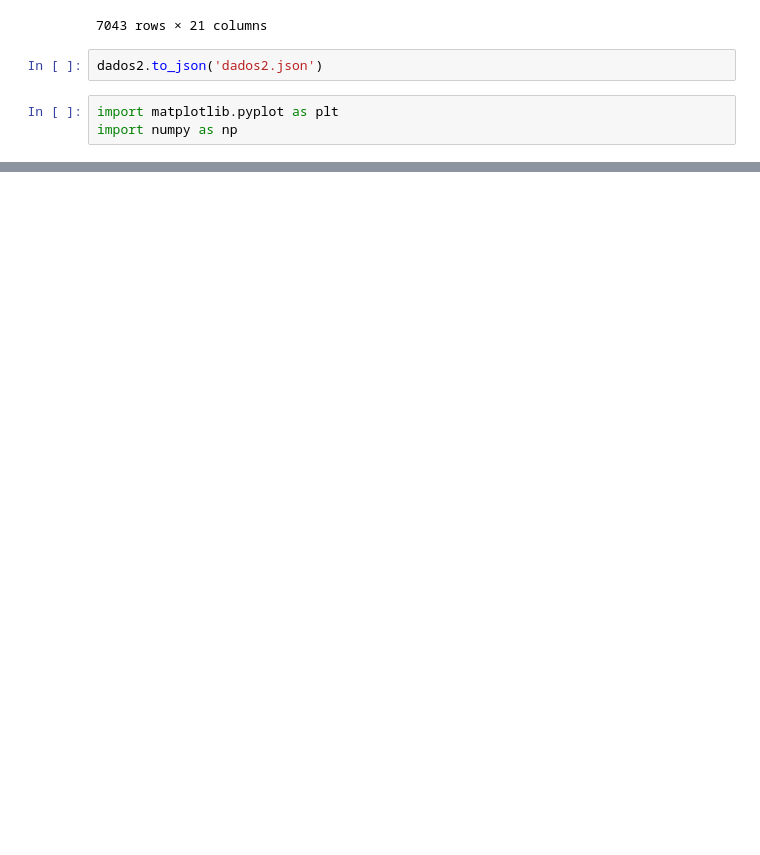
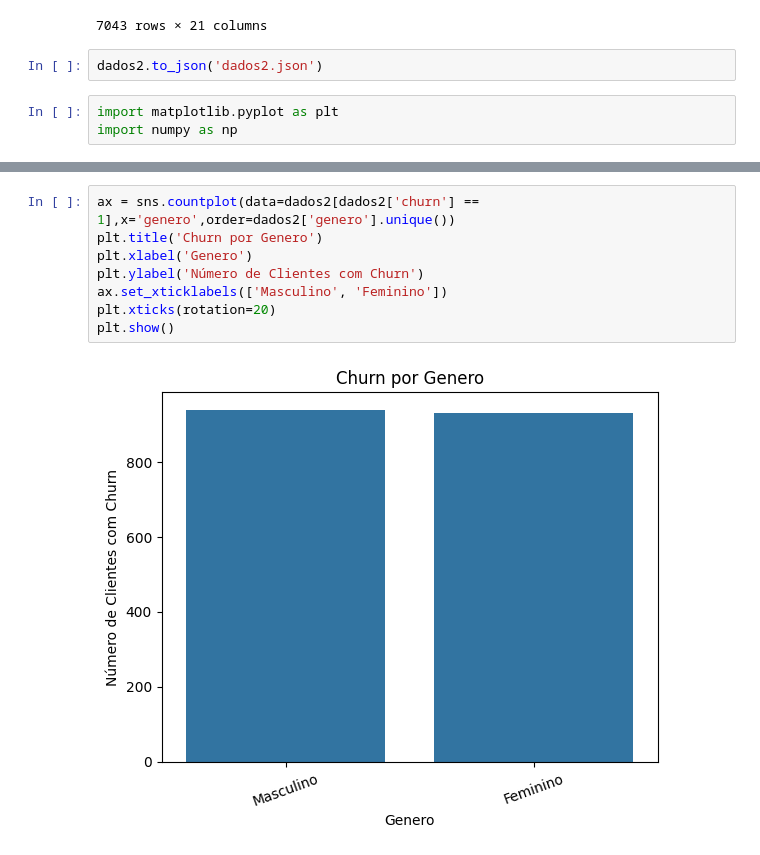
Before and after one commit to JvNeo/Data-Science, a Jupyter notebook: Alura_Challenge_Data_Science.ipynb, the cells around one changed output, grey strips where cells are left out. Cells and saved outputs as stored; diff of their text form; blank space fills up the shorter version.

```diff
--- a/Alura_Challenge_Data_Science.ipynb
+++ b/Alura_Challenge_Data_Science.ipynb
@@ -467,0 +511,10 @@ plt.show
+# %%
+ax = sns.countplot(data=dados2[dados2['churn'] == 1],x='genero',order=dados2['genero'].unique())
+plt.title('Churn por Genero')
+plt.xlabel('Genero')
+plt.ylabel('Número de Clientes com Churn')
+ax.set_xticklabels(['Masculino', 'Feminino'])
+plt.xticks(rotation=20)
+plt.show()
+# %% [output]
+[figure, added]
```
Also changed, not shown: parts of 6 cells of this notebook.
